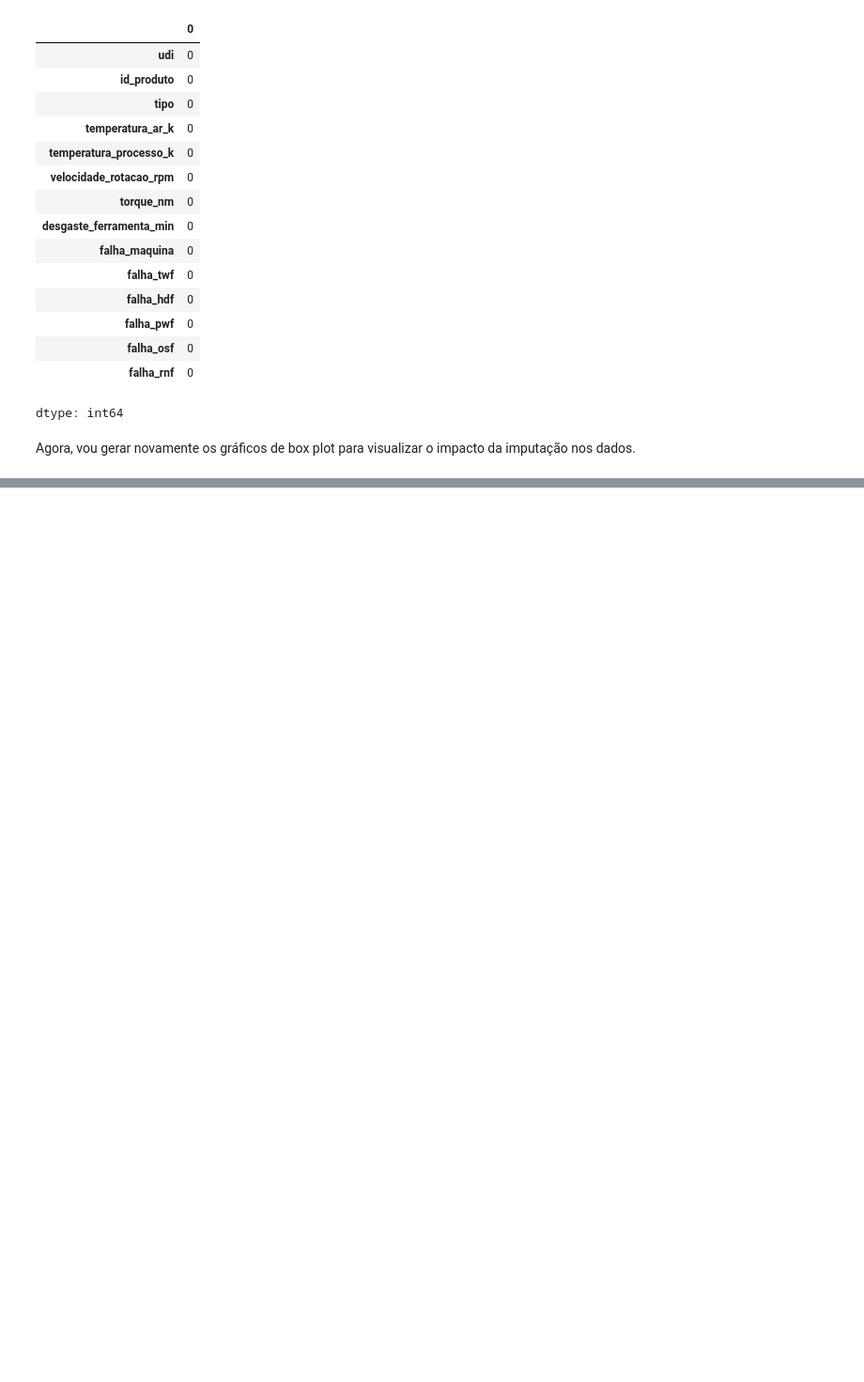
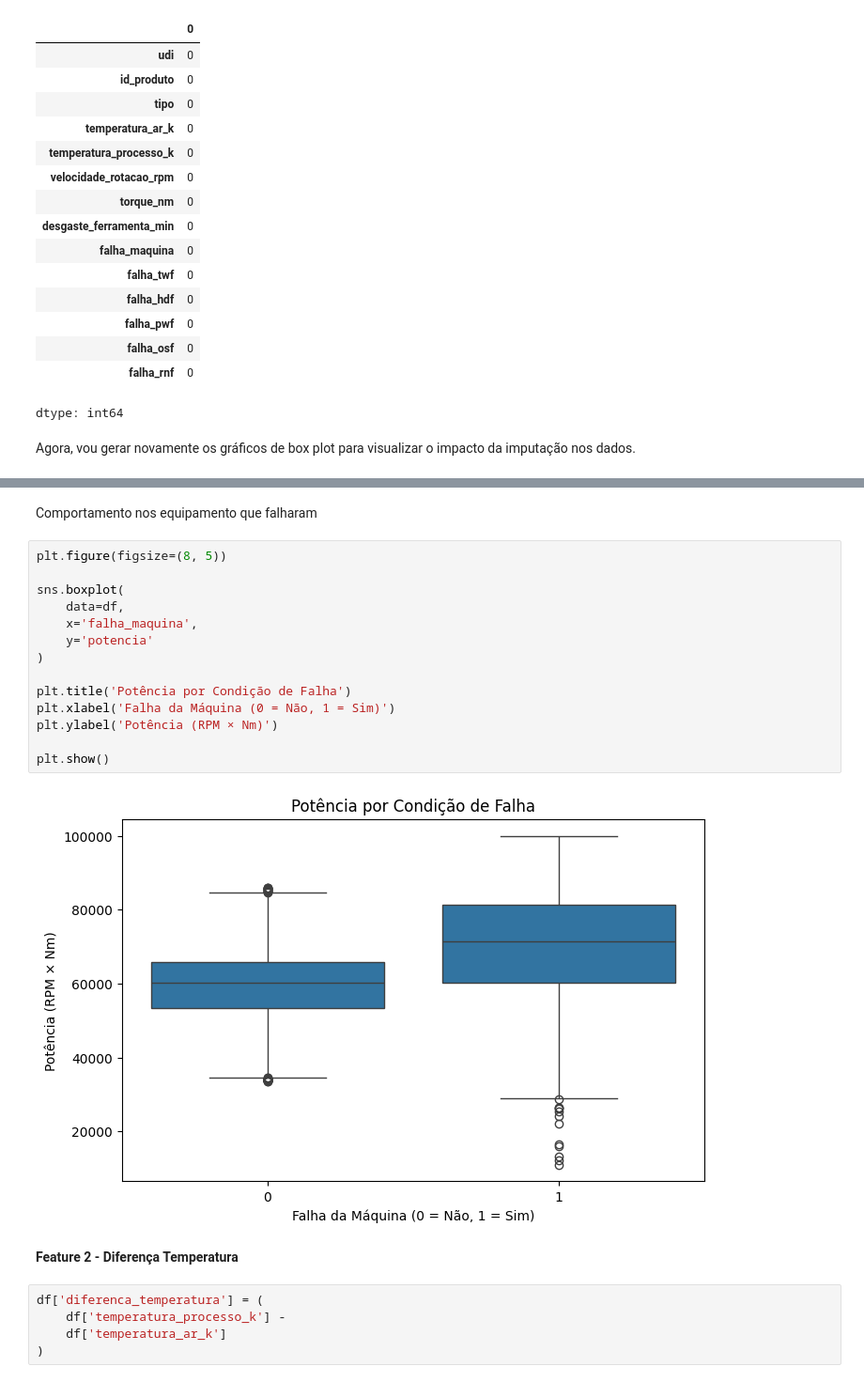
Before and after one commit to nemseibr/SCTEC2026.GEARGUARD, a Jupyter notebook: PROJETO_AVALIATIVO_MÓDULO_1.ipynb, the cells around one changed output, grey strips where cells are left out. Shown at 94% size. Drawn from its saved outputs; the diff is of its cells as text; blank space fills up the shorter version.

```diff
--- a/PROJETO_AVALIATIVO_MÓDULO_1.ipynb
+++ b/PROJETO_AVALIATIVO_MÓDULO_1.ipynb
@@ -374,0 +389,25 @@ Conclusão: Após a imputação dos dados, pude verificar que a alteração no g
+# %% [markdown]
+Comportamento nos equipamento que falharam
+# %%
+plt.figure(figsize=(8, 5))
+
+sns.boxplot(
+    data=df,
+    x='falha_maquina',
+    y='potencia'
+)
+
+plt.title('Potência por Condição de Falha')
+plt.xlabel('Falha da Máquina (0 = Não, 1 = Sim)')
+plt.ylabel('Potência (RPM × Nm)')
+
+plt.show()
+# %% [output]
+[figure, added]
+# %% [markdown]
+**Feature 2 - Diferença Temperatura**
+# %%
+df['diferenca_temperatura'] = (
+    df['temperatura_processo_k'] -
+    df['temperatura_ar_k']
+)
```
Also changed, not shown: parts of 25 cells of this notebook.
